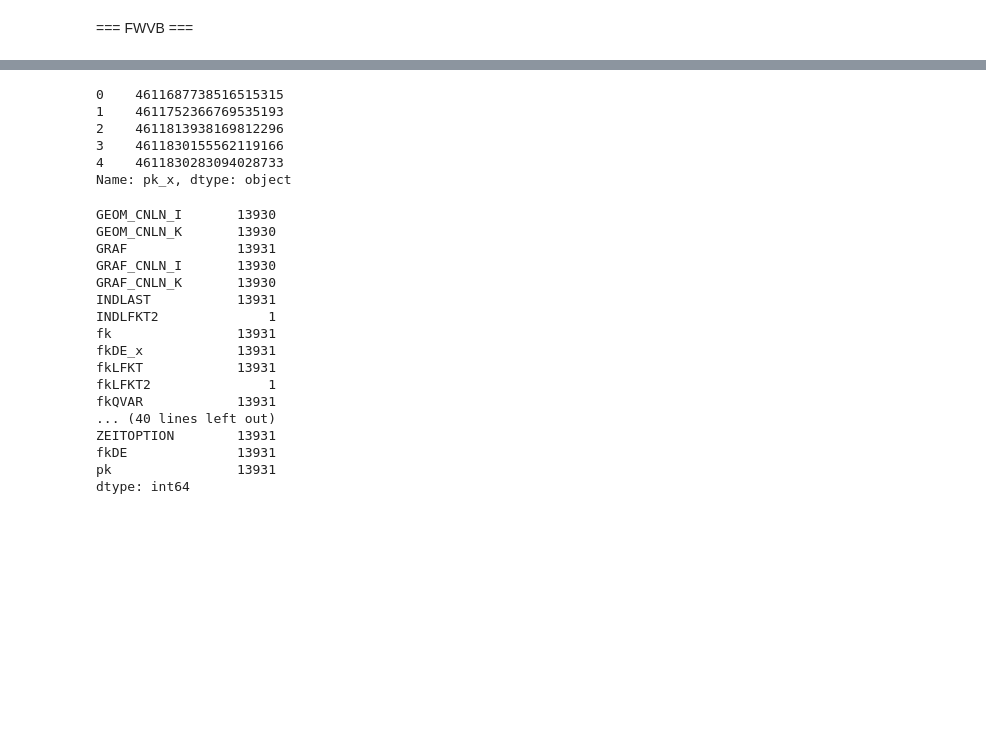
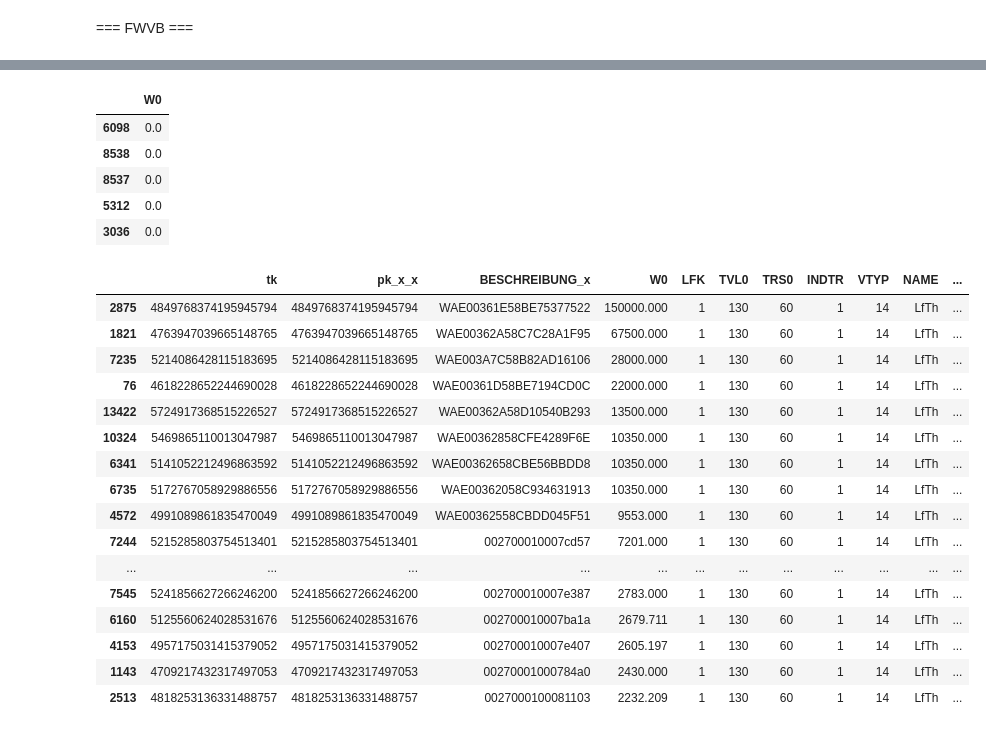
Before and after one commit to aw3s/PT3S, a Jupyter notebook: nb/XmWithPandas.ipynb, the cells around one changed output, grey strips where cells are left out. Saved outputs shown, nothing was run; the diff lists cells and outputs as text; code cells hidden in the pictures; blank space fills up the shorter version.

```diff
--- a/nb/XmWithPandas.ipynb
+++ b/nb/XmWithPandas.ipynb
@@ -163,2 +102,2 @@ dfFWVB=dfFWVB[dfFWVB['pk_x'] != '-1']
 # %%
-dfFWVB=pd.merge(dfFWVB,dataFrames['LFKT'],left_on='fkLFKT',right_on='pk')
+vFWVB=pd.merge(vFWVB,vLFKT,left_on='fkLFKT',right_on='pk_x')
@@ -164,0 +154,4 @@ dfFWVB=pd.merge(dfFWVB,dataFrames['LFKT'],left_on='fkLFKT',right_on='pk')
+# %%
+vFWVB['LF_stat'] = vFWVB.apply(lambda row: row.LF * row.W0, axis=1)
+vFWVB['LF_min']  = vFWVB.apply(lambda row: row.LF_min * row.W0, axis=1)
+vFWVB['LF_max']  = vFWVB.apply(lambda row: row.LF_max * row.W0, axis=1)
@@ -165,31 +187,33 @@ dfFWVB=pd.merge(dfFWVB,dataFrames['LFKT'],left_on='fkLFKT',right_on='pk')
+# %%
+ vFWVB['W0']=vFWVB['W0'].str.replace(',', '.')
+# %%
+vFWVB['W0']=pd.to_numeric(vFWVB['W0'])
 # %%
-dfFWVB.count()
-dfFWVB.sort_values(by='pk_x')['pk_x'].head(5)
+vFWVB[['W0']].sort_values(by=['W0']).head(5)
 # %% [output]
-0    4611687738516515315
-1    4611752366769535193
-2    4611813938169812296
-3    4611830155562119166
-4    4611830283094028733
-Name: pk_x, dtype: object
+|  | W0 |
+| 6098 | 0.0 |
+| 8538 | 0.0 |
+| 8537 | 0.0 |
+| 5312 | 0.0 |
+| 3036 | 0.0 |
-# %%
-#dfFWVB.head()
-dfFWVB.count()
-# %% [output]
-GEOM_CNLN_I       13930
-GEOM_CNLN_K       13930
-GRAF              13931
-GRAF_CNLN_I       13930
-GRAF_CNLN_K       13930
-INDLAST           13931
-INDLFKT2              1
-fk                13931
-fkDE_x            13931
-fkLFKT            13931
-fkLFKT2               1
-fkQVAR            13931
-... (40 lines left out)
-ZEITOPTION        13931
-fkDE              13931
-pk                13931
-dtype: int64
+# %%
+vFWVB[['tk','pk_x_x','BESCHREIBUNG_x','W0','LFK','TVL0','TRS0','INDTR','VTYP','NAME','INDLAST','LF_stat','LF_min','LF_max']].sort_values(by=['W0'],ascending=False).head(20)
+# %% [output]
+|  | tk | pk_x_x | BESCHREIBUNG_x | W0 | LFK | TVL0 | TRS0 | INDTR | VTYP | NAME | ... |
+| 2875 | 4849768374195945794 | 4849768374195945794 | WAE00361E58BE75377522 | 150000.000 | 1 | 130 | 60 | 1 | 14 | LfTh | ... |
+| 1821 | 4763947039665148765 | 4763947039665148765 | WAE00362A58C7C28A1F95 | 67500.000 | 1 | 130 | 60 | 1 | 14 | LfTh | ... |
+| 7235 | 5214086428115183695 | 5214086428115183695 | WAE003A7C58B82AD16106 | 28000.000 | 1 | 130 | 60 | 1 | 14 | LfTh | ... |
+| 76 | 4618228652244690028 | 4618228652244690028 | WAE00361D58BE7194CD0C | 22000.000 | 1 | 130 | 60 | 1 | 14 | LfTh | ... |
+| 13422 | 5724917368515226527 | 5724917368515226527 | WAE00362A58D10540B293 | 13500.000 | 1 | 130 | 60 | 1 | 14 | LfTh | ... |
+| 10324 | 5469865110013047987 | 5469865110013047987 | WAE00362858CFE4289F6E | 10350.000 | 1 | 130 | 60 | 1 | 14 | LfTh | ... |
+| 6341 | 5141052212496863592 | 5141052212496863592 | WAE00362658CBE56BBDD8 | 10350.000 | 1 | 130 | 60 | 1 | 14 | LfTh | ... |
+| 6735 | 5172767058929886556 | 5172767058929886556 | WAE00362058C934631913 | 10350.000 | 1 | 130 | 60 | 1 | 14 | LfTh | ... |
+| 4572 | 4991089861835470049 | 4991089861835470049 | WAE00362558CBDD045F51 | 9553.000 | 1 | 130 | 60 | 1 | 14 | LfTh | ... |
+| 7244 | 5215285803754513401 | 5215285803754513401 | 002700010007cd57 | 7201.000 | 1 | 130 | 60 | 1 | 14 | LfTh | ... |
+| ... | ... | ... | ... | ... | ... | ... | ... | ... | ... | ... | ... |
+| 7545 | 5241856627266246200 | 5241856627266246200 | 002700010007e387 | 2783.000 | 1 | 130 | 60 | 1 | 14 | LfTh | ... |
+| 6160 | 5125560624028531676 | 5125560624028531676 | 002700010007ba1a | 2679.711 | 1 | 130 | 60 | 1 | 14 | LfTh | ... |
+| 4153 | 4957175031415379052 | 4957175031415379052 | 002700010007e407 | 2605.197 | 1 | 130 | 60 | 1 | 14 | LfTh | ... |
+| 1143 | 4709217432317497053 | 4709217432317497053 | 00270001000784a0 | 2430.000 | 1 | 130 | 60 | 1 | 14 | LfTh | ... |
+| 2513 | 4818253136331488757 | 4818253136331488757 | 0027000100081103 | 2232.209 | 1 | 130 | 60 | 1 | 14 | LfTh | ... |
```
Also changed, not shown: parts of 84 cells of this notebook, 2 other files.
